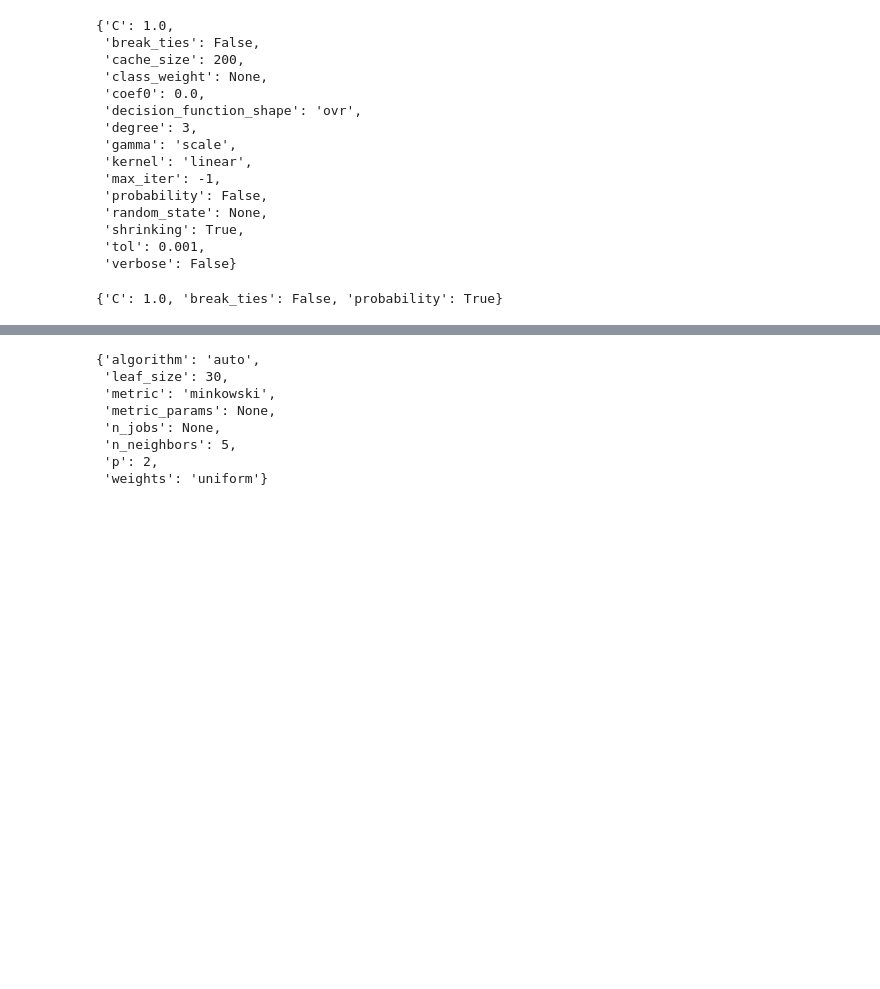
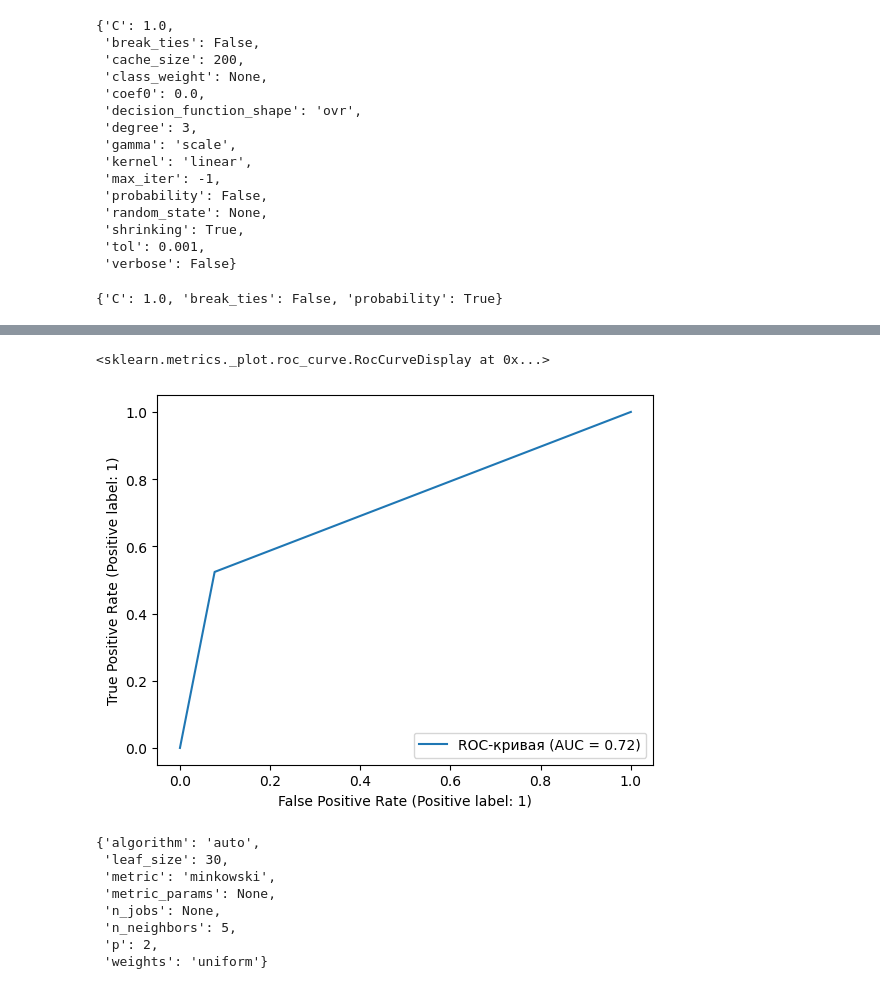
Before and after one commit to BEE063/ML_lab2, a Jupyter notebook: lab-2.ipynb, the cells around one changed output, grey strips where cells are left out. Cells and saved outputs as stored; diff of their text form; code cells hidden in the pictures; blank space fills up the shorter version.

```diff
--- a/lab-2.ipynb
+++ b/lab-2.ipynb
@@ -281,3 +324,8 @@ weighted avg       0.75      0.74      0.73       154
+# %%
+RocCurveDisplay.from_predictions(outcome_test, y_pred, name="ROC-кривая")
+# %% [output]
+<sklearn.metrics._plot.roc_curve.RocCurveDisplay at 0x...>
+[figure, added]
 # %%
 knnclassifier.get_params()
 # %% [output]
```
Also changed, not shown: parts of 15 cells of this notebook.
